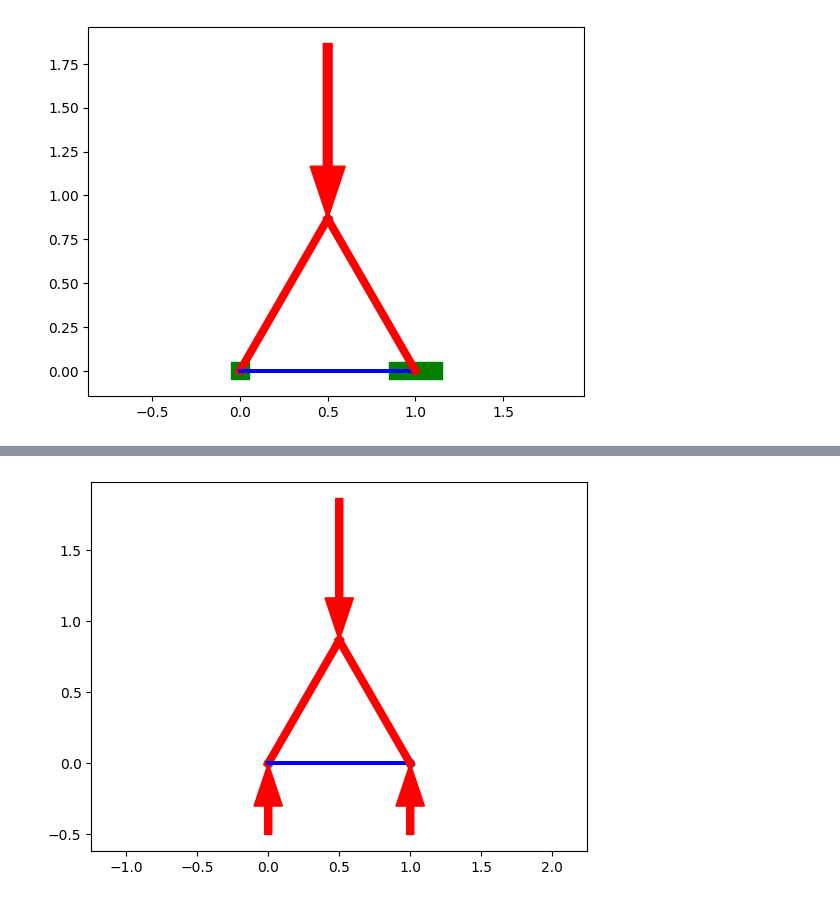
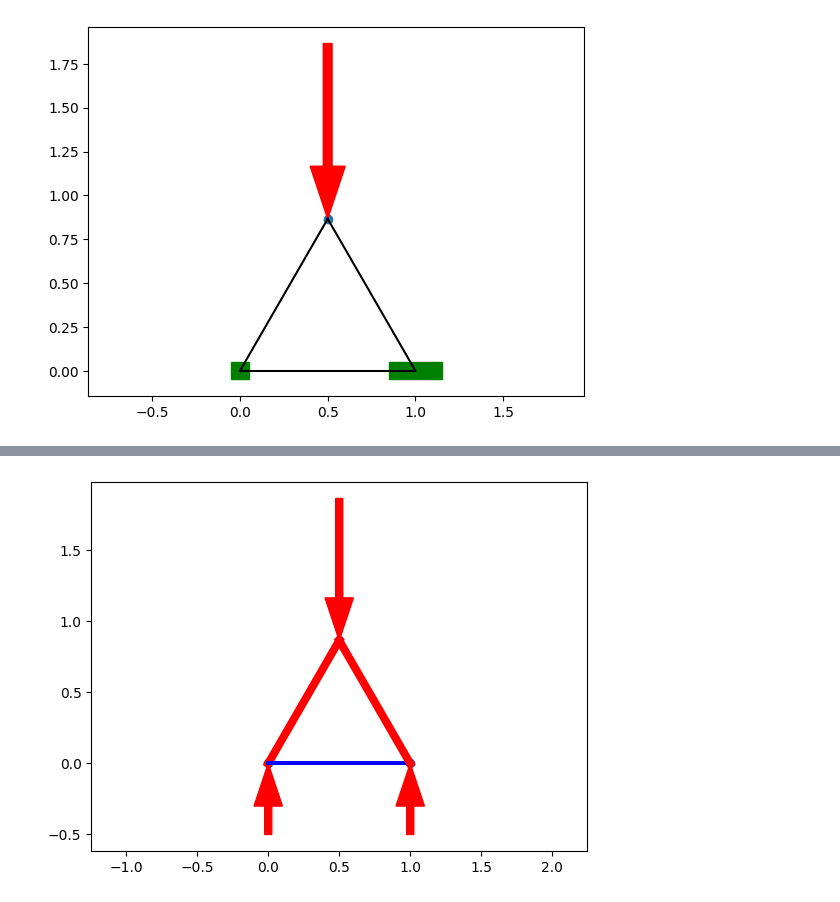
Before and after one commit to eschluntz/PytorchBridge, a Jupyter notebook: truss.ipynb, the cells around one changed output, grey strips where cells are left out. Cells and saved outputs as stored; diff of their text form; code cells hidden in the pictures.

```diff
--- a/truss.ipynb
+++ b/truss.ipynb
@@ -6,6 +7,6 @@ from matplotlib.patches import Rectangle
 # %%
 class Truss:
-    def __init__(self, nodes : np.ndarray, edges :  np.ndarray) -> None:
+    def __init__(self, nodes : np.ndarray, edges : np.ndarray) -> None:
         """Nodes: Nx2 np array of X,Y coord pairs.
         Edges: Mx2 array of (i,j) edge pairs"""
         self.n_nodes = len(nodes)
@@ -13,10 +14,11 @@ class Truss:
         assert nodes.shape == (self.n_nodes, 2)
         assert edges.shape == (self.n_edges, 2)
 
-        self.nodes = nodes
+        # nodes are stored as list of tensors so that some can require gradients, but others not
+        self.node_tensors = [torch.tensor(node, requires_grad=True) for node in nodes]
         self.edges = edges
         self.loads = []
-        self.anchors = []
+        self.anchors : list[tuple] = []
         self.forces = None
         self._validate_edges()
 
@@ -34,31 +36,37 @@ class Truss:
         """Adds a force acting on the given node"""
         assert 0 <= idx < self.n_nodes
         self.loads.append((idx, fx, fy))
+        self.node_tensors[idx].requires_grad = False
 
-    def add_anchor(self, idx, x=True, y=True):
+    def add_anchor(self, idx : int, x : bool = True, y : bool = True):
         """Sets node at idx to be an anchor in possibly the x and y dimensions.
         An anchor node does not need to reach equilibrium, because any
         excess force will be taken in by the ground. It should not be
         included in the system of equations!"""
         assert 0 <= idx < self.n_nodes
         self.anchors.append((idx, x, y))
+        self.node_tensors[idx].requires_grad = False
 
     def draw(self) -> None:
         fig, ax = plt.subplots()
         plt.axis('equal')
 
+        # get values out of tensor list
+        xs = np.array([n[0].detach() for n in self.node_tensors])
+        ys = np.array([n[1].detach() for n in self.node_tensors])
+
         # draw nodes
-        plt.scatter(self.nodes[:, 0], self.nodes[:, 1])
+        plt.scatter(xs, ys)
 
         # draw edges
         if self.forces is None:
             for i, j in self.edges:
-                plt.plot(nodes[[i, j], 0], nodes[[i, j], 1] , 'k-')
+                plt.plot(xs[[i, j]], ys[[i, j]] , 'k-')
         else:
             for (i, j), f in zip(self.edges, self.forces):
                 color = 'r' if f > 0 else 'b'
                 plt.plot(
-                    nodes[[i, j], 0], nodes[[i, j], 1],
+                    xs[[i, j]], ys[[i, j]],
                     f'{color}-',
                     linewidth=abs(f))
 
@@ -66,39 +74,39 @@ class Truss:
         for idx, fx, fy in self.loads:
             fx /= 10
             fy /= 10
-            plt.arrow(self.nodes[idx][0] - fx, self.nodes[idx][1] - fy, fx, fy,
+            plt.arrow(xs[idx] - fx, ys[idx] - fy, fx, fy,  # subtract force to put tip at node
                 head_width = 0.2,
                 width = 0.05,
-                # ec ='red',
                 color='red',
                 length_includes_head=True)
 
         # draw anchors
-        for idx, x, y in self.anchors:
+        for idx, x_constrained, y_constrained in self.anchors:
             constrained_size = 0.1
             unconstrained_size = 0.3
-            width = constrained_size if x else unconstrained_size
-            height = constrained_size if y else unconstrained_size
-            center = self.nodes[idx] - [width / 2, height / 2]
-            ax.add_patch(Rectangle(center.tolist(), width, height, edgecolor="green", facecolor="green"))
+            width = constrained_size if x_constrained else unconstrained_size
+            height = constrained_size if y_constrained else unconstrained_size
+            center = (xs[idx] - width / 2, ys[idx] - height / 2)
+            ax.add_patch(Rectangle(center, width, height, edgecolor="green", facecolor="green"))
 
     def _get_unit_xy(self, dx, dy):
         """Return the unit components of x, y normalized by total vector length"""
-        hypot = np.sqrt(dx**2 + dy**2)
+        hypot = torch.sqrt(dx**2 + dy**2)
         return dx / hypot, dy / hypot
 
     def calculate_forces(self):
         """Computes the force on each beam!
-        A@F = L
+        Construct a matrix A representing system of equations, and solve.
+        A @ Force_Vec = Load_vec
         Positive forces are compression, negative are tension.
         """
 
         # create design matrix
-        A = np.zeros((2 * self.n_nodes, self.n_edges))
+        A = torch.zeros((2 * self.n_nodes, self.n_edges))
         for edge_i, (n1_i, n2_i) in enumerate(self.edges):
 
-            n1x, n1y = self.nodes[n1_i]
-            n2x, n2y = self.nodes[n2_i]
+            n1x, n1y = self.node_tensors[n1_i]
+            n2x, n2y = self.node_tensors[n2_i]
             ux, uy = self._get_unit_xy(n1x - n2x, n1y - n2y)
 
             # towards N1
@@ -107,15 +115,15 @@ class Truss:
             # towards N2
             A[n2_i * 2][edge_i], A[n2_i * 2 + 1][edge_i] = -ux, -uy
 
-
         # construct load vector
-        load_vec = np.zeros((2 * self.n_nodes, 1))  # stored as [x1,y1,x2,y2...]
+        load_vec = torch.zeros((2 * self.n_nodes, 1))  # stored as [x1,y1,x2,y2...]
         for idx, fx, fy in self.loads:
             load_vec[idx * 2] += fx
             load_vec[idx * 2 + 1] += fy
 
         # handle anchor points: anchor points can have any force, so they can simply be
-        # removed from the system of equations! Zeroing instead of removing for indexing...
+        # removed from the system of equations!
+        # Zeroing instead of removing to preserve indexing...
         for node_idx, x, y in self.anchors:
             if x:
                 A[node_idx * 2, :] = 0.0
@@ -124,8 +132,15 @@ class Truss:
                 A[node_idx * 2 + 1, :] = 0.0
                 load_vec[node_idx * 2 + 1] = 0.0  # loads on anchor points are irrelevant
 
-        # solve!
-        self.forces, residuals, rank, s = np.linalg.lstsq(A, -load_vec, rcond=None)
+        # use gelsd solver to handle non-full rank matrices
+        self.forces, residuals, rank, s = torch.linalg.lstsq(A, -load_vec, rcond=None, driver='gelsd')
+
+        # print(f"{A=}")
+        # print(f"{self.forces=}")
+        # print(f"{residuals=}")
+        # print(f"{rank=}")
+        # print(f"{s=}")
+        # print(f"{A@self.forces=}")
 
         residual_threshold = 0.1
         if len(residuals) > 0 and residuals.item() > residual_threshold:
@@ -139,33 +154,41 @@ class Truss:
         compression weight = length * force / (3 / (length + 3))
         """
 
-        if self.forces is None:
-            self.calculate_forces()
+        self.calculate_forces()
 
-        lengths = np.zeros_like(self.forces)
+        lengths = torch.zeros_like(self.forces)
         for i, (n1, n2) in enumerate(self.edges):
-            lengths[i] = np.linalg.norm(self.nodes[n1] - self.nodes[n2])
+            lengths[i] = torch.linalg.norm(self.node_tensors[n1] - self.node_tensors[n2])
 
-        weights = np.zeros_like(lengths)
-
-        print(f"{lengths=}")
-        print(f"{self.forces=}")
+        weights = torch.zeros_like(lengths)
 
         # beams in tension
-        weights = lengths * np.abs(self.forces)
+        weights = lengths * torch.abs(self.forces)
 
         # compression
         fall_off = 3.0
         weights[self.forces > 0] *= (lengths[self.forces > 0] + fall_off) / fall_off
 
-        return weights
+        return torch.sum(weights)
 
+    def get_params(self):
+        """Returns a list of all nodes that require a gradient"""
+        return [n for n in self.node_tensors if n.requires_grad]
+
+# Equilateral triangle test with pure forces
+nodes = np.array([
+    (0.5, np.sin(2*np.pi/3)),
+    (0.0, 0.0),
+    (1.0, 0.0),
+])
+edges = np.array(((0,1), (1, 2), (2, 0)))
 t = Truss(nodes, edges)
 
 t.add_load(0, 0, -10)
 t.add_anchor(1)
 t.add_anchor(2, x=False)
-
-print(t.get_cost())
 t.draw()
+# cost = t.get_cost()
+# print(t.nodes)
+# cost.backward()
 # %% [output]
@@ -181 +195 @@ self.forces=array([[ 5.77350269],
-[figure, old version]
+[figure, new version]
```
Also changed, not shown: parts of 12 cells of this notebook, 1 other file.
